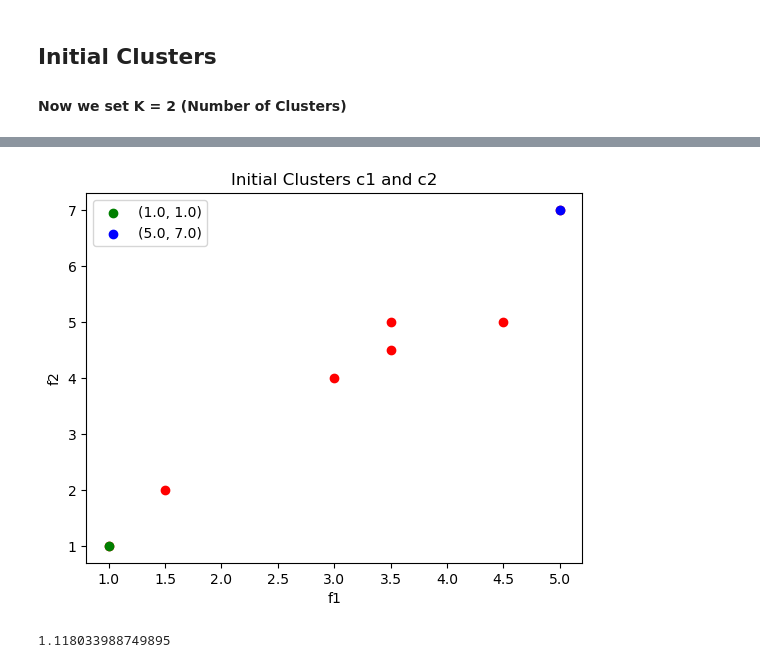
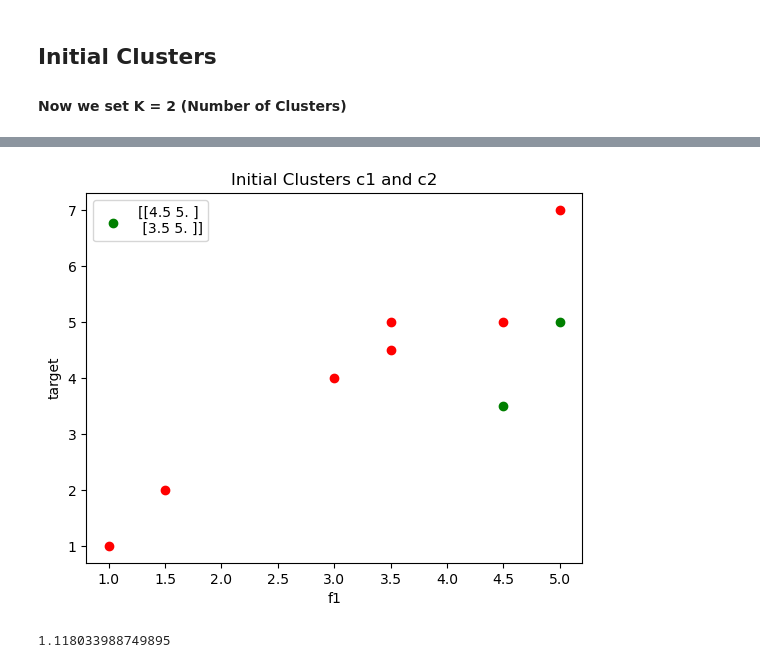
Before and after one commit to deepkorat/msc107, a Jupyter notebook: ML/K_means_practical_hardcode/k_means_notebook.ipynb, the cells around one changed output, grey strips where cells are left out. Cells and saved outputs as stored; diff of their text form; code cells hidden in the pictures.

```diff
--- a/ML/K_means_practical_hardcode/k_means_notebook.ipynb
+++ b/ML/K_means_practical_hardcode/k_means_notebook.ipynb
@@ -2,7 +2,7 @@
 # Create Dataframe for K-Means
 # %%
 data_dic = {"f1": [1.0, 1.5, 3.0, 5.0, 3.5, 4.5, 3.5],
-            "f2": [1.0, 2.0, 4.0, 7.0, 5.0, 5.0, 4.5]}
+            "target": [1.0, 2.0, 4.0, 7.0, 5.0, 5.0, 4.5]}
 # %%
 import pandas as pd
 import numpy as np
@@ -34,0 +66,7 @@ c2 = (5.0, 7.0)
+# %%
+## Convert pandas dataFrame into numpy array
+data = df.to_numpy()
+# %%
+centroids = initialize_centroids(data, k=3)
+clusters = calculate_distance_and_make_clusters(data, centroids)
+update = update_centroid(data, clusters, k=3)
@@ -35,16 +101,16 @@ c2 = (5.0, 7.0)
 # %%
 ## below colors i important for demonstration of clusters
 # colors = ['r' if [df.iloc[i][0], df.iloc[i][1]] == list(c1) else 'g' for i in range(len(df))]
-plt.scatter(df['f1'], df['f2'], color='red')
-plt.scatter(list(c1)[0], list(c1)[1], label=c1,  color="green")
-plt.scatter(list(c2)[0], list(c2)[1], label=c2,  color="blue")
+plt.scatter(df['f1'], df['target'], color='red')
+plt.scatter(list(centroids)[0], list(centroids)[1], label=centroids,  color="green")
+
 plt.xlabel("f1")
-plt.ylabel("f2")
+plt.ylabel("target")
 plt.title("Initial Clusters c1 and c2")
 plt.legend()
 plt.show()
 # %% [output]
-[figure, old version]
+[figure, new version]
 # %%
 ### Demonstration of Euclidian distance.
 ### Subtract each point of df from c1 and c2. Here you can show process of c1 only. Next, we make function of it.
```
Also changed, not shown: parts of 6 cells of this notebook, 27 other files.
